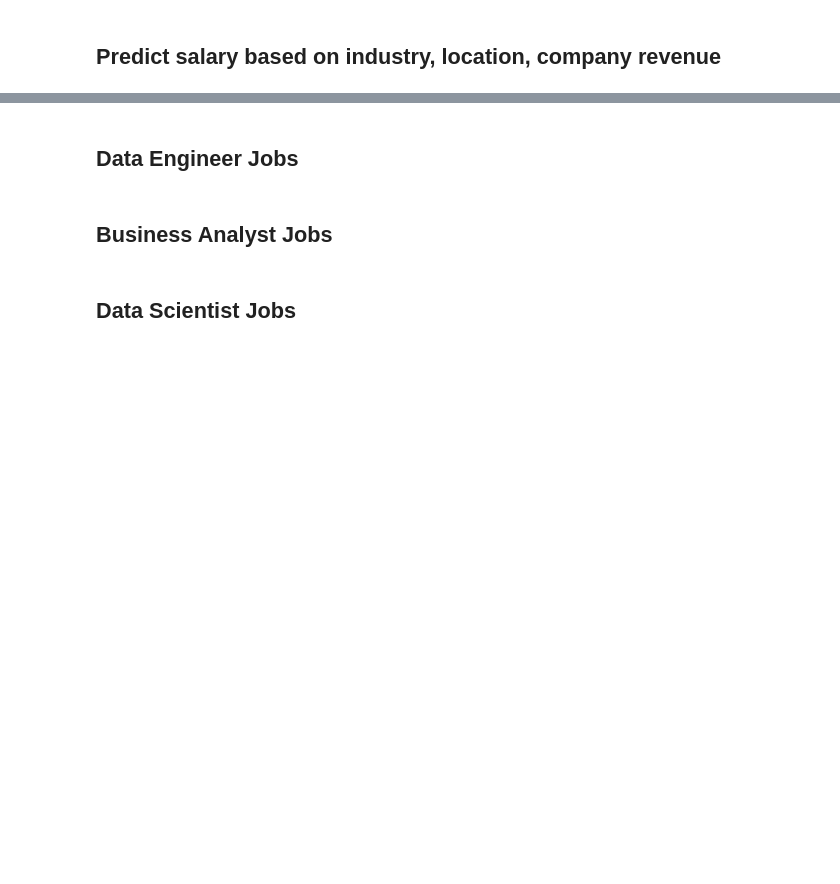
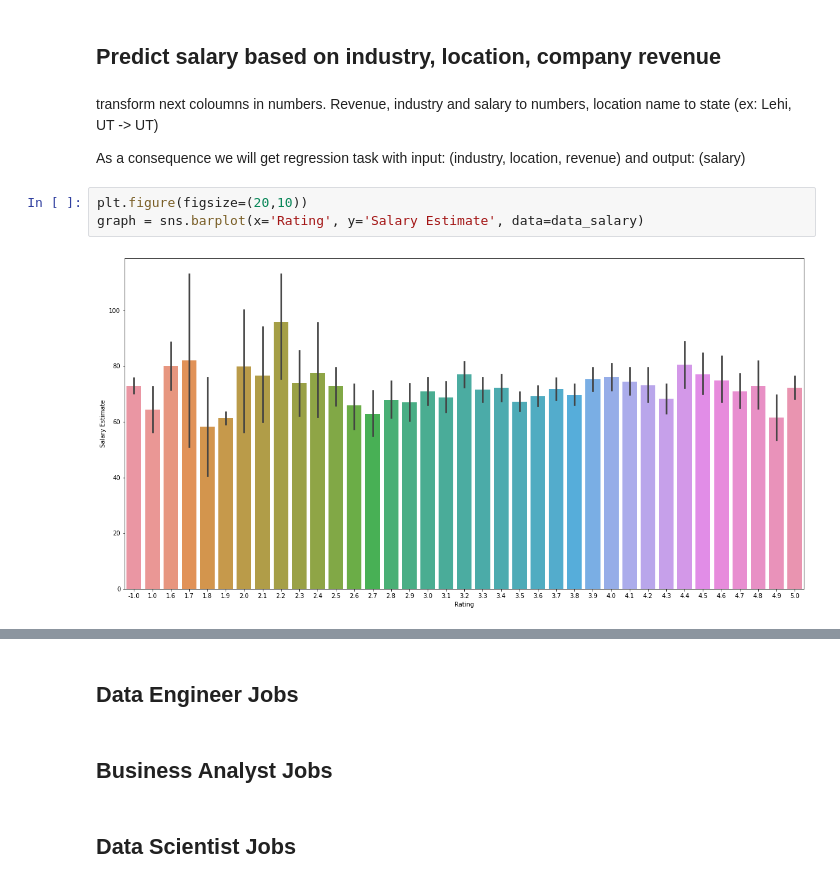
Before and after one commit to AlexKay28/Analytics, a Jupyter notebook: DataAnalystJobs.ipynb, the cells around one changed output, grey strips where cells are left out. Cells and saved outputs as stored; diff of their text form; blank space fills up the shorter version.

```diff
--- a/DataAnalystJobs.ipynb
+++ b/DataAnalystJobs.ipynb
@@ -264,2 +280,11 @@ best_jobs.head(10)
 # %% [markdown]
 ## Predict salary based on industry, location, company revenue
+# %% [markdown]
+transform next coloumns in numbers. Revenue, industry and salary to numbers, location name to state (ex: Lehi, UT -> UT)
+
+As a consequence we will get regression task with input: (industry, location, revenue) and output: (salary)
+# %%
+plt.figure(figsize=(20,10))
+graph = sns.barplot(x='Rating', y='Salary Estimate', data=data_salary)
+# %% [output]
+[figure, added]
```
Also changed, not shown: parts of 13 cells of this notebook, 2 other files.
